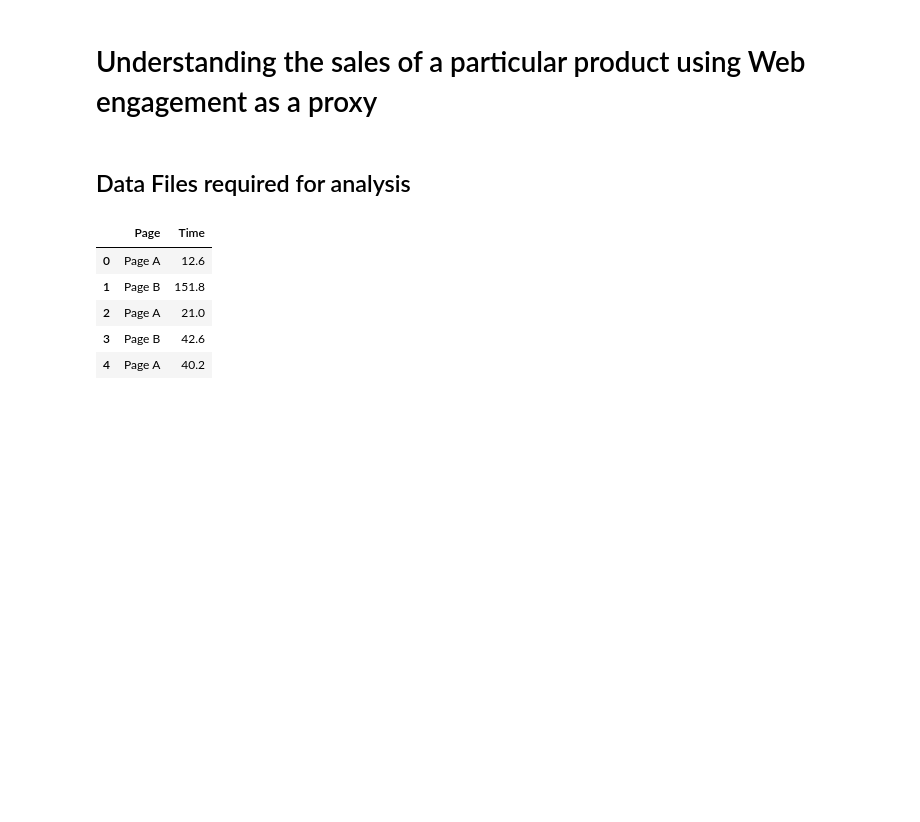
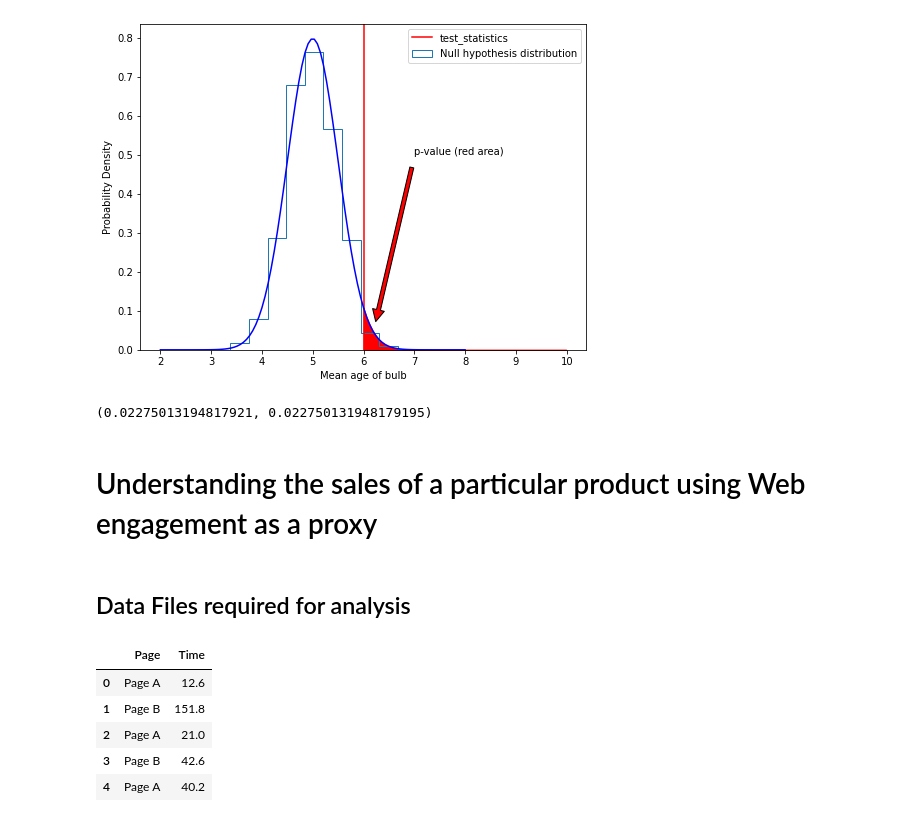
Before and after one commit to skumarudel/DS_Physicists, a Jupyter notebook: Lecture3-Statistics/HypothesisTesting.ipynb, the cells around one changed output. Cells and saved outputs as stored; diff of their text form; code cells hidden in the pictures; blank space fills up the shorter version.

```diff
--- a/Lecture3-Statistics/HypothesisTesting.ipynb
+++ b/Lecture3-Statistics/HypothesisTesting.ipynb
@@ -3,3 +36,29 @@
+# %%
+Null = 5. # Height
+Alternate = 6.
+std = 0.5
+fig,axes = plt.subplots(figsize=(8,6))
+x = np.random.normal(Null,std,1000)
+axes.hist(x, density=True, label='Null hypothesis distribution', histtype='step')
+plt.axvline(Alternate, color='red', label='test_statistics')
+px=np.arange(Alternate,10,0.01)
+dist=stats.norm(Null,std)
+xy = np.linspace(-3+Null, Null+3,100)
+axes.plot(xy, dist.pdf(xy), color='blue')
+axes.fill_between(px,iq.pdf(px),color='r')
+plt.ylabel('Probability Density')
+plt.xlabel('Mean age of bulb')
+
+axes.annotate('p-value (red area)', xy=(Alternate+0.2, 0.05), xytext=(7, 0.5),
+            arrowprops=dict(facecolor='red', shrink=0.05))
+
+plt.legend();
+# %% [output]
+[figure, added]
+# %%
+1 - dist.cdf(6.), dist.sf(6.)
+# %% [output]
+(0.02275013194817921, 0.022750131948179195)
 # %% [markdown]
 # Understanding the sales of a particular product using Web engagement as a proxy
 # %%
```
Also changed, not shown: parts of 12 cells of this notebook.
